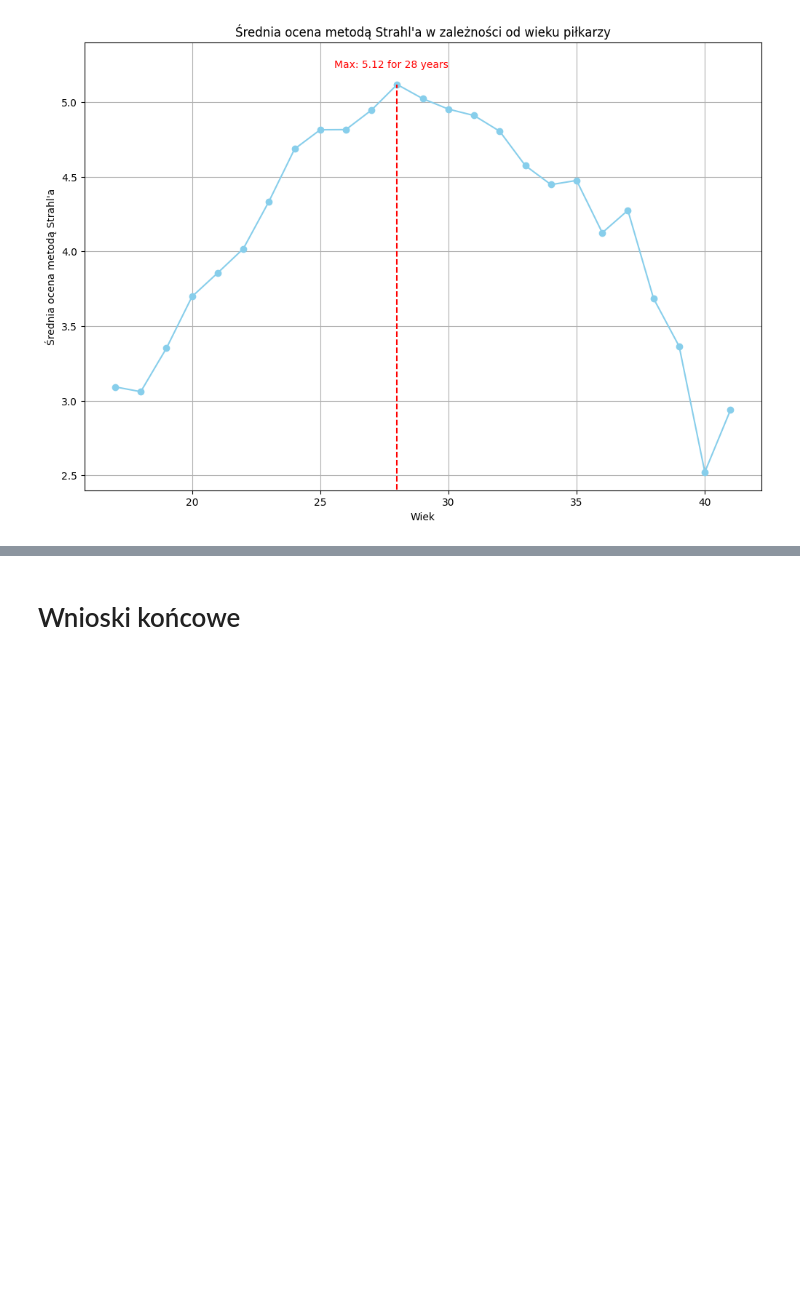
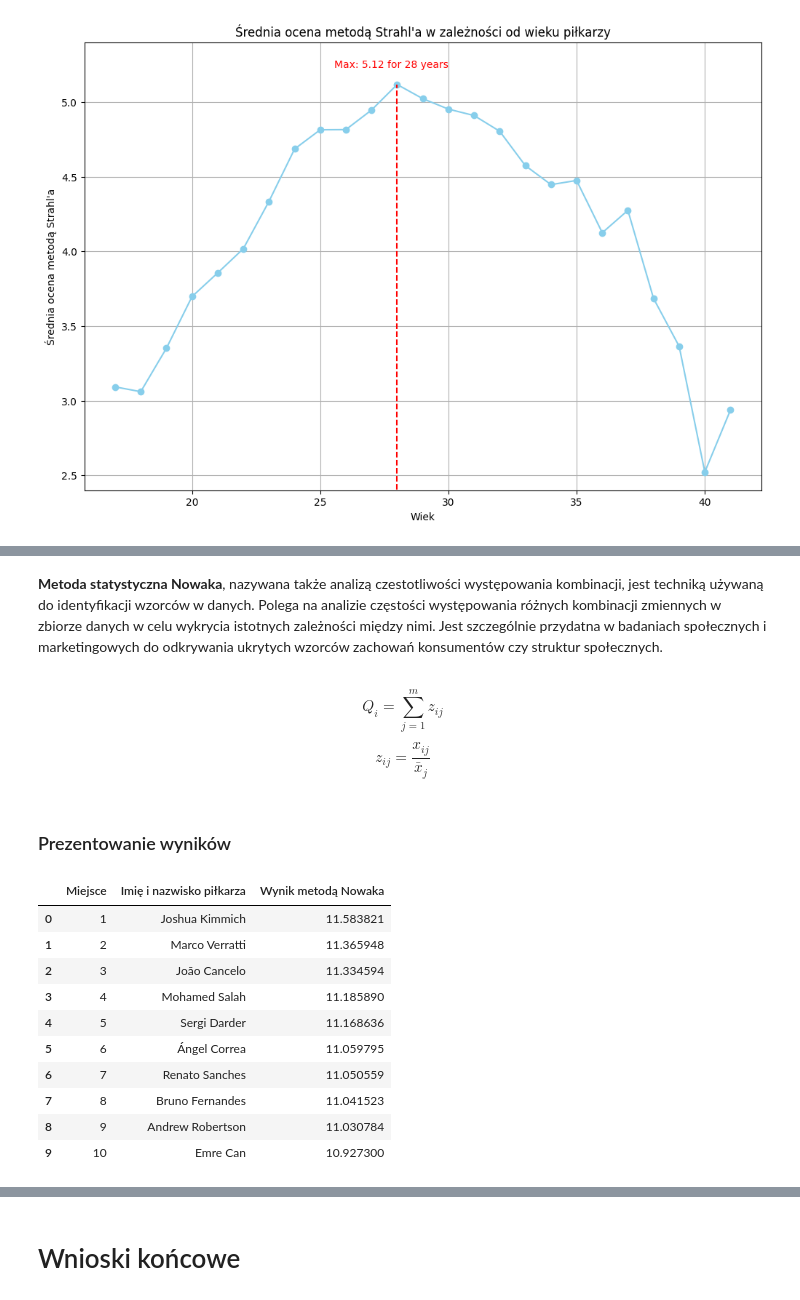
Before and after one commit to izabelakolodziejska/Fifa_players_analysis, a Jupyter notebook: fifa_analysys.ipynb, the cells around one changed output, grey strips where cells are left out. Saved outputs shown, nothing was run; the diff lists cells and outputs as text; code cells hidden in the pictures; blank space fills up the shorter version.

```diff
--- a/fifa_analysys.ipynb
+++ b/fifa_analysys.ipynb
@@ -847,0 +850,10 @@ plt.show()
+# %% [markdown]
+
+**Metoda statystyczna Nowaka**, nazywana także analizą czestotliwości występowania kombinacji, jest techniką używaną do identyfikacji wzorców w danych. Polega na analizie częstości występowania różnych kombinacji zmiennych w zbiorze danych w celu wykrycia istotnych zależności między nimi. Jest szczególnie przydatna w badaniach społecznych i marketingowych do odkrywania ukrytych wzorców zachowań konsumentów czy struktur społecznych.
+# %% [markdown]
+$$
+Q_{i} = \sum_{j=1}^mz_{ij}
+$$
+$$
+z_{ij} = \frac{x_{ij}}{\bar{x}_{j}}
+$$
@@ -847,0 +875,21 @@ plt.show()
+# %% [markdown]
+### Prezentowanie wyników
+# %%
+sorted_data = data.sort_values(by='Nowak Score', ascending=False)
+selected_columns = sorted_data[['player', 'Nowak Score']].head(10)
+selected_columns = selected_columns.rename(columns={'player': 'Imię i nazwisko piłkarza', 'Nowak Score': 'Wynik metodą Nowaka'})
+selected_columns.reset_index(drop=True, inplace=True)
+selected_columns.insert(0, 'Miejsce', selected_columns.index + 1)
+selected_columns
+# %% [output]
+|  | Miejsce | Imię i nazwisko piłkarza | Wynik metodą Nowaka |
+| 0 | 1 | Joshua Kimmich | 11.583821 |
+| 1 | 2 | Marco Verratti | 11.365948 |
+| 2 | 3 | João Cancelo | 11.334594 |
+| 3 | 4 | Mohamed Salah | 11.185890 |
+| 4 | 5 | Sergi Darder | 11.168636 |
+| 5 | 6 | Ángel Correa | 11.059795 |
+| 6 | 7 | Renato Sanches | 11.050559 |
+| 7 | 8 | Bruno Fernandes | 11.041523 |
+| 8 | 9 | Andrew Robertson | 11.030784 |
+| 9 | 10 | Emre Can | 10.927300 |
```
Also changed, not shown: parts of 7 cells of this notebook.
